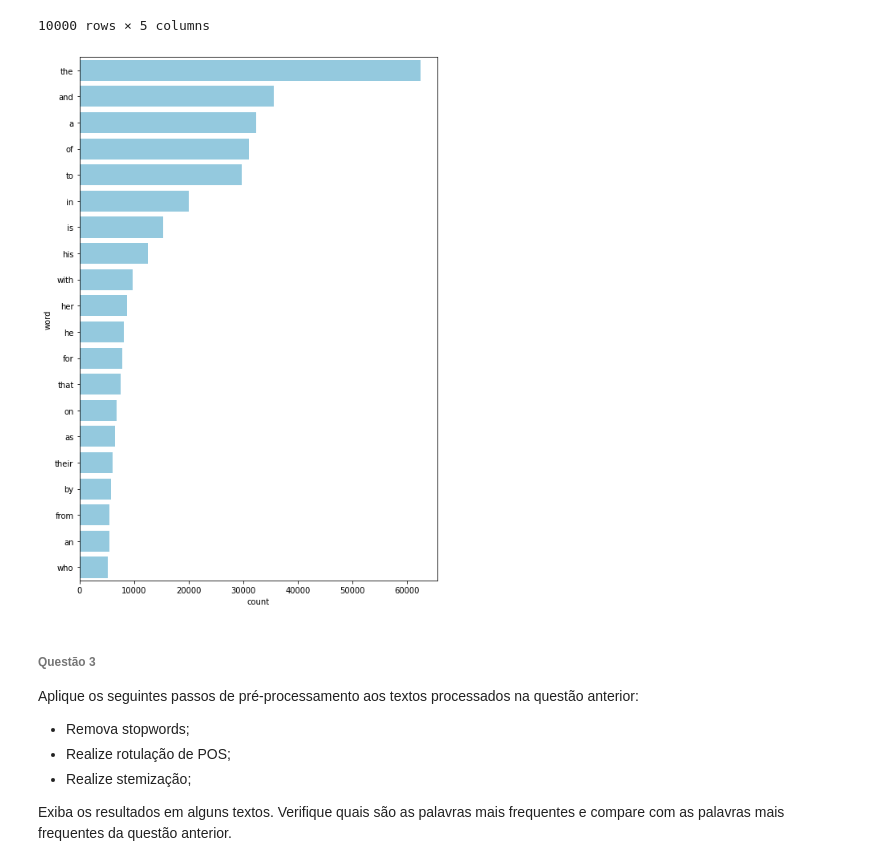
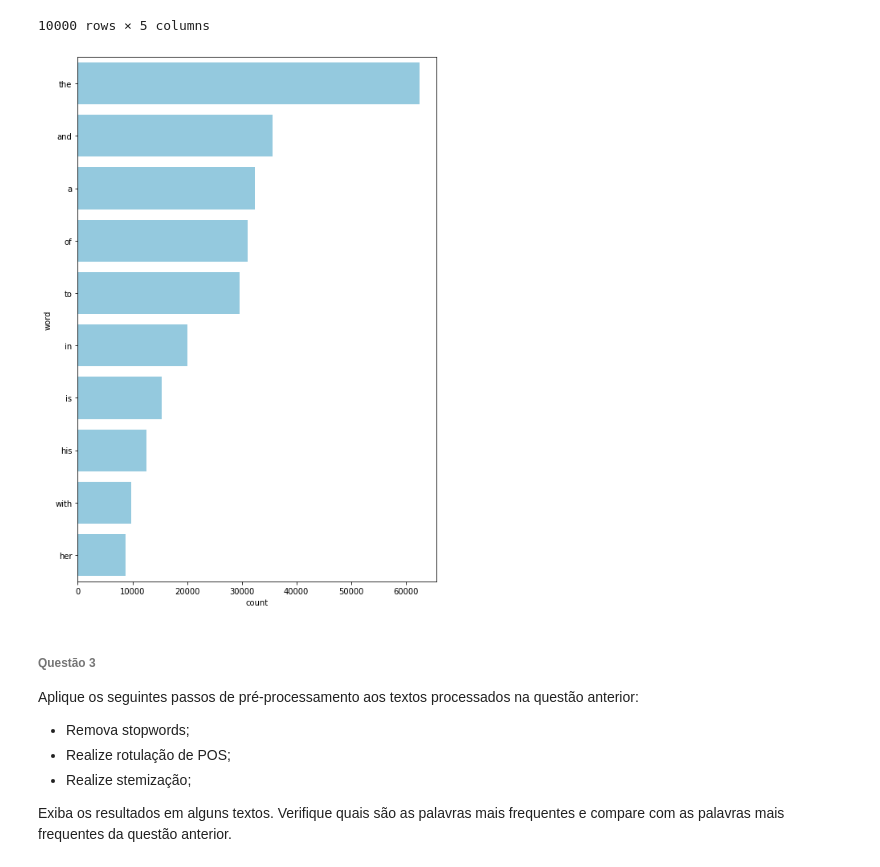
Before and after one commit to audreyemmely/natural-language-processing, a Jupyter notebook: pln_lista2.ipynb, the cells around one changed output. Drawn from its saved outputs; the diff is of its cells as text; code cells hidden in the pictures.

```diff
--- a/pln_lista2.ipynb
+++ b/pln_lista2.ipynb
@@ -125,9 +128,9 @@ def freq_words(x, terms = 50):
   ax.set(ylabel='word')
   plt.show()
 # %%
-freq_words(df['description'], 20)
+freq_words(df['description'], 10)
 # %% [output]
-[figure, old version]
+[figure, new version]
 # %% [markdown]
 ###### Questão 3
 Aplique os seguintes passos de pré-processamento aos textos processados na questão anterior:
```
Also changed, not shown: parts of 3 cells of this notebook.
